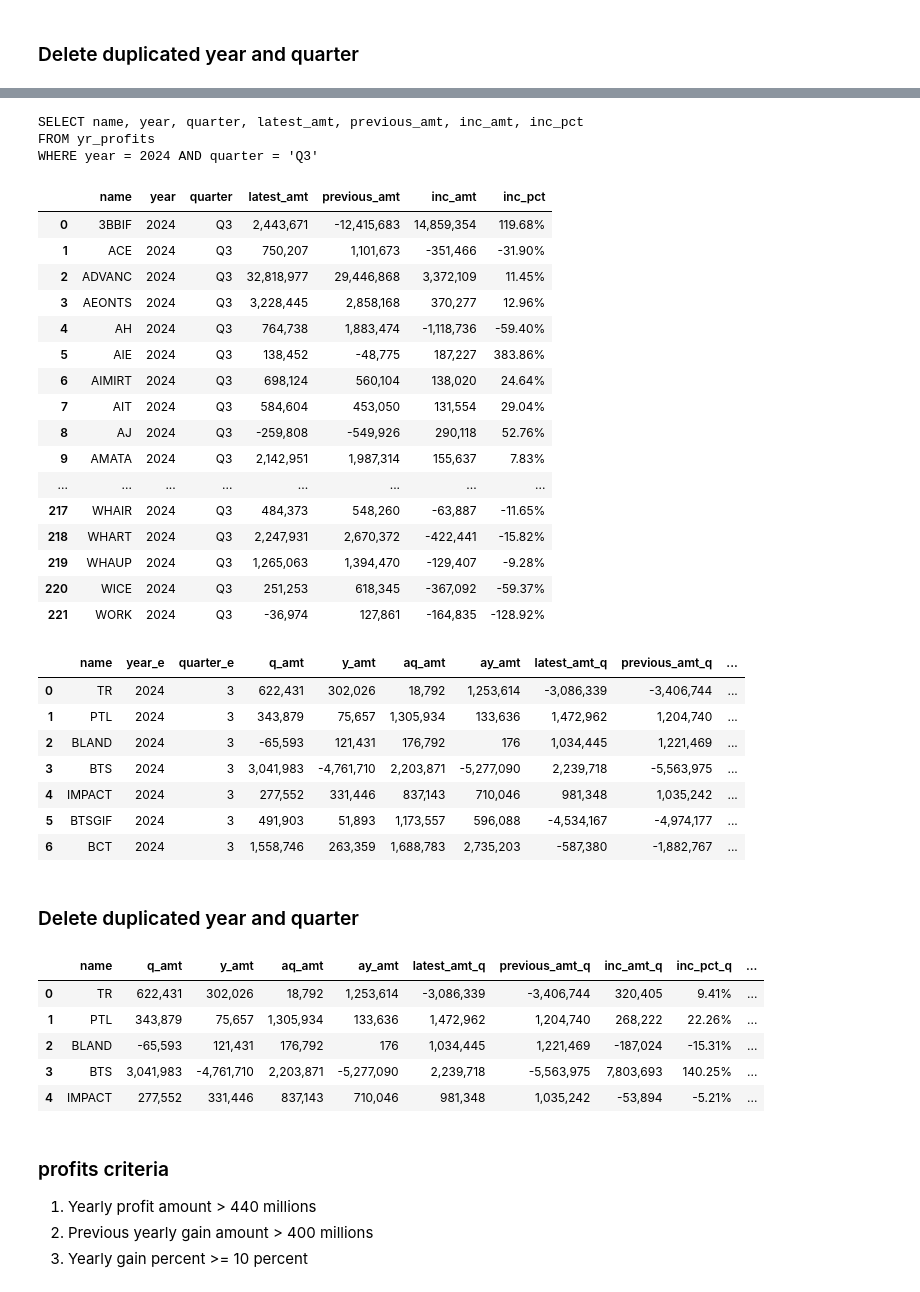
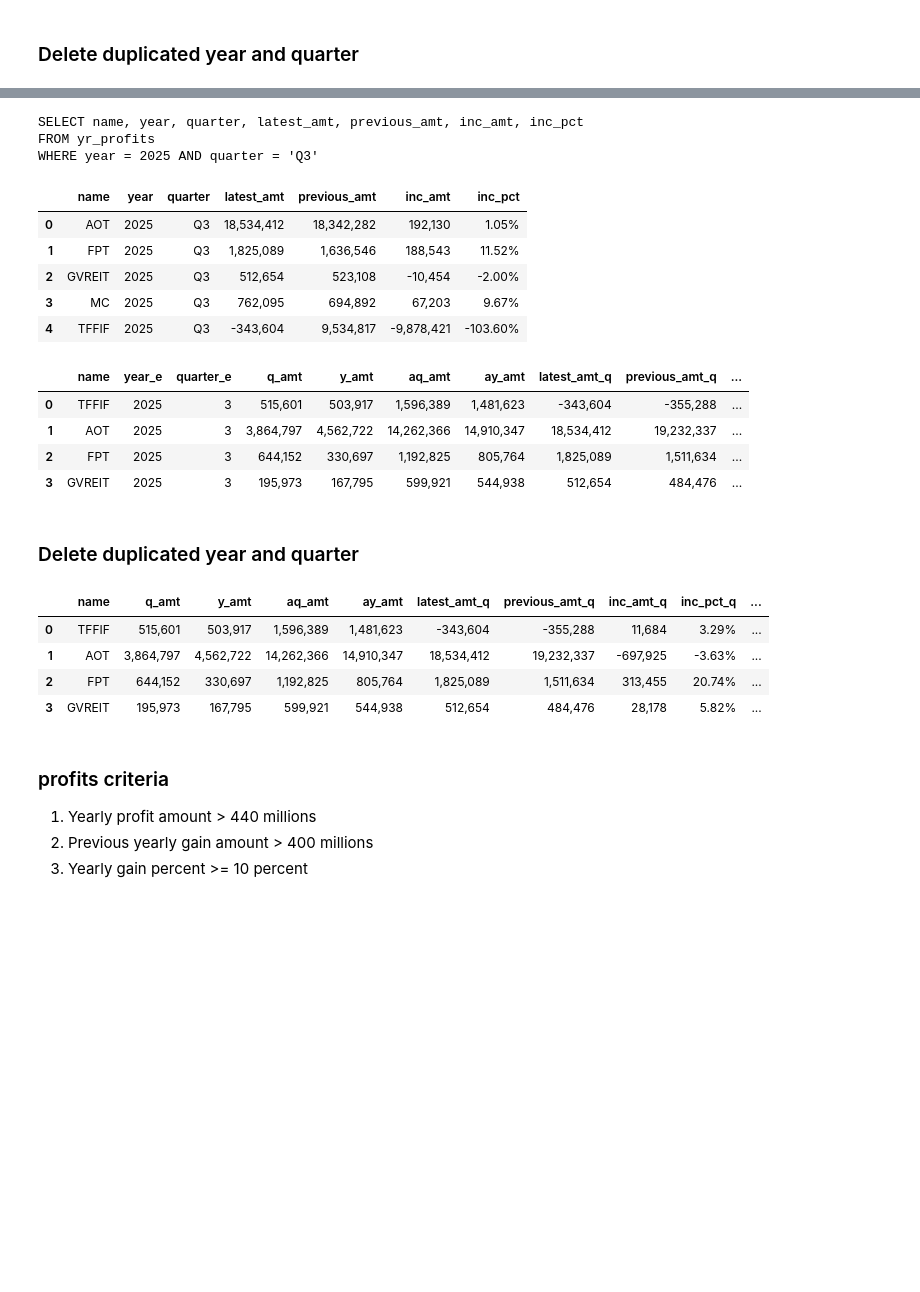
Before and after one commit to santimcs/A5, a Jupyter notebook: Quarterly/340-Create Profits Q3.ipynb, the cells around one changed output, grey strips where cells are left out. Drawn from its saved outputs; the diff is of its cells as text; code cells hidden in the pictures; blank space fills up the shorter version.

```diff
--- a/Quarterly/340-Create Profits Q3.ipynb
+++ b/Quarterly/340-Create Profits Q3.ipynb
@@ -1,7 +1,8 @@
 # %%
+import numpy as np
 import pandas as pd
 from datetime import date, timedelta, datetime
-from sqlalchemy import create_engine
+from sqlalchemy import create_engine, text
 engine = create_engine("sqlite:///c:\\ruby\\portlt\\db\\development.sqlite3")
 conlt = engine.connect()
 engine = create_engine("sqlite:///c:\\ruby\\portmy\\db\\development.sqlite3")
@@ -11,7 +12,7 @@ engine = create_engine(
 )
 conpg = engine.connect()
 
-year = 2024
+year = 2025
 quarter = 3
 current_time = datetime.now()
 formatted_time = current_time.strftime("%Y-%m-%d %H:%M:%S")
@@ -183,61 +184,46 @@ epssqt_pf.style.format(format_dict)
 # %%
 sql = """
 SELECT name, year, quarter, latest_amt, previous_amt, inc_amt, inc_pct
 FROM yr_profits
 WHERE year = %s AND quarter = 'Q%s'
 """
 sql = sql % (year, quarter)
 print(sql)
-yr_pf = pd.read_sql(sql, conlt)
-yr_pf.style.format(format_dict)
+df_yr_profits = pd.read_sql(sql, conlt)
+df_yr_profits.tail().style.format(format_dict)
 # %% [output]
 SELECT name, year, quarter, latest_amt, previous_amt, inc_amt, inc_pct
 FROM yr_profits
-WHERE year = 2024 AND quarter = 'Q3'
+WHERE year = 2025 AND quarter = 'Q3'
 |  | name | year | quarter | latest_amt | previous_amt | inc_amt | inc_pct |
-| 0 | 3BBIF | 2024 | Q3 | 2,443,671 | -12,415,683 | 14,859,354 | 119.68% |
-| 1 | ACE | 2024 | Q3 | 750,207 | 1,101,673 | -351,466 | -31.90% |
-| 2 | ADVANC | 2024 | Q3 | 32,818,977 | 29,446,868 | 3,372,109 | 11.45% |
-| 3 | AEONTS | 2024 | Q3 | 3,228,445 | 2,858,168 | 370,277 | 12.96% |
-| 4 | AH | 2024 | Q3 | 764,738 | 1,883,474 | -1,118,736 | -59.40% |
-| 5 | AIE | 2024 | Q3 | 138,452 | -48,775 | 187,227 | 383.86% |
-| 6 | AIMIRT | 2024 | Q3 | 698,124 | 560,104 | 138,020 | 24.64% |
-| 7 | AIT | 2024 | Q3 | 584,604 | 453,050 | 131,554 | 29.04% |
-| 8 | AJ | 2024 | Q3 | -259,808 | -549,926 | 290,118 | 52.76% |
-| 9 | AMATA | 2024 | Q3 | 2,142,951 | 1,987,314 | 155,637 | 7.83% |
-| ... | ... | ... | ... | ... | ... | ... | ... |
-| 217 | WHAIR | 2024 | Q3 | 484,373 | 548,260 | -63,887 | -11.65% |
-| 218 | WHART | 2024 | Q3 | 2,247,931 | 2,670,372 | -422,441 | -15.82% |
-| 219 | WHAUP | 2024 | Q3 | 1,265,063 | 1,394,470 | -129,407 | -9.28% |
-| 220 | WICE | 2024 | Q3 | 251,253 | 618,345 | -367,092 | -59.37% |
-| 221 | WORK | 2024 | Q3 | -36,974 | 127,861 | -164,835 | -128.92% |
+| 0 | AOT | 2025 | Q3 | 18,534,412 | 18,342,282 | 192,130 | 1.05% |
+| 1 | FPT | 2025 | Q3 | 1,825,089 | 1,636,546 | 188,543 | 11.52% |
+| 2 | GVREIT | 2025 | Q3 | 512,654 | 523,108 | -10,454 | -2.00% |
+| 3 | MC | 2025 | Q3 | 762,095 | 694,892 | 67,203 | 9.67% |
+| 4 | TFFIF | 2025 | Q3 | -343,604 | 9,534,817 | -9,878,421 | -103.60% |
 # %%
 df_merge2 = pd.merge(
-    epssqt_pf, yr_pf, on=["name"], suffixes=(["_q", "_y"]), how="inner"
+    epss_inp_qt_profits, df_yr_profits, on=["name"], suffixes=(["_q", "_y"]), how="inner"
 )
 df_merge2.head(7).style.format(format_dict)
 # %% [output]
 |  | name | year_e | quarter_e | q_amt | y_amt | aq_amt | ay_amt | latest_amt_q | previous_amt_q | ... |
-| 0 | TR | 2024 | 3 | 622,431 | 302,026 | 18,792 | 1,253,614 | -3,086,339 | -3,406,744 | ... |
-| 1 | PTL | 2024 | 3 | 343,879 | 75,657 | 1,305,934 | 133,636 | 1,472,962 | 1,204,740 | ... |
-| 2 | BLAND | 2024 | 3 | -65,593 | 121,431 | 176,792 | 176 | 1,034,445 | 1,221,469 | ... |
-| 3 | BTS | 2024 | 3 | 3,041,983 | -4,761,710 | 2,203,871 | -5,277,090 | 2,239,718 | -5,563,975 | ... |
-| 4 | IMPACT | 2024 | 3 | 277,552 | 331,446 | 837,143 | 710,046 | 981,348 | 1,035,242 | ... |
-| 5 | BTSGIF | 2024 | 3 | 491,903 | 51,893 | 1,173,557 | 596,088 | -4,534,167 | -4,974,177 | ... |
-| 6 | BCT | 2024 | 3 | 1,558,746 | 263,359 | 1,688,783 | 2,735,203 | -587,380 | -1,882,767 | ... |
+| 0 | TFFIF | 2025 | 3 | 515,601 | 503,917 | 1,596,389 | 1,481,623 | -343,604 | -355,288 | ... |
+| 1 | AOT | 2025 | 3 | 3,864,797 | 4,562,722 | 14,262,366 | 14,910,347 | 18,534,412 | 19,232,337 | ... |
+| 2 | FPT | 2025 | 3 | 644,152 | 330,697 | 1,192,825 | 805,764 | 1,825,089 | 1,511,634 | ... |
+| 3 | GVREIT | 2025 | 3 | 195,973 | 167,795 | 599,921 | 544,938 | 512,654 | 484,476 | ... |
 # %% [markdown]
 ### Delete duplicated year and quarter
 # %%
 columns = ["year_e", "quarter_e"]
-profits = df_merge2.drop(columns, axis=1)
-profits.head().style.format(format_dict)
+df_aggr = df_merge2.drop(columns, axis=1)
+df_aggr.head().style.format(format_dict)
 # %% [output]
 |  | name | q_amt | y_amt | aq_amt | ay_amt | latest_amt_q | previous_amt_q | inc_amt_q | inc_pct_q | ... |
-| 0 | TR | 622,431 | 302,026 | 18,792 | 1,253,614 | -3,086,339 | -3,406,744 | 320,405 | 9.41% | ... |
-| 1 | PTL | 343,879 | 75,657 | 1,305,934 | 133,636 | 1,472,962 | 1,204,740 | 268,222 | 22.26% | ... |
-| 2 | BLAND | -65,593 | 121,431 | 176,792 | 176 | 1,034,445 | 1,221,469 | -187,024 | -15.31% | ... |
-| 3 | BTS | 3,041,983 | -4,761,710 | 2,203,871 | -5,277,090 | 2,239,718 | -5,563,975 | 7,803,693 | 140.25% | ... |
-| 4 | IMPACT | 277,552 | 331,446 | 837,143 | 710,046 | 981,348 | 1,035,242 | -53,894 | -5.21% | ... |
+| 0 | TFFIF | 515,601 | 503,917 | 1,596,389 | 1,481,623 | -343,604 | -355,288 | 11,684 | 3.29% | ... |
+| 1 | AOT | 3,864,797 | 4,562,722 | 14,262,366 | 14,910,347 | 18,534,412 | 19,232,337 | -697,925 | -3.63% | ... |
+| 2 | FPT | 644,152 | 330,697 | 1,192,825 | 805,764 | 1,825,089 | 1,511,634 | 313,455 | 20.74% | ... |
+| 3 | GVREIT | 195,973 | 167,795 | 599,921 | 544,938 | 512,654 | 484,476 | 28,178 | 5.82% | ... |
 # %% [markdown]
 ### profits criteria
 1. Yearly profit amount > 440 millions
```
Also changed, not shown: parts of 83 cells of this notebook, 5 other files.
